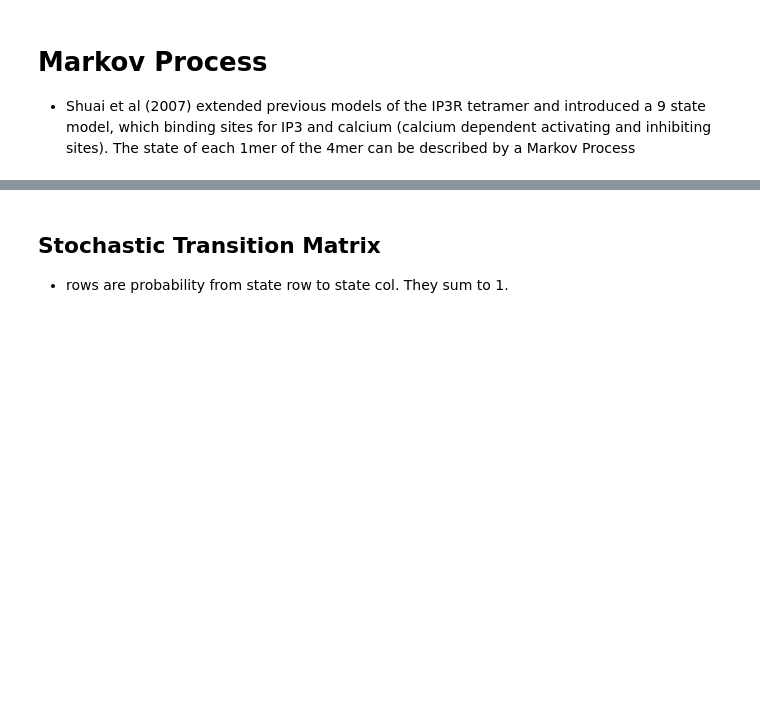
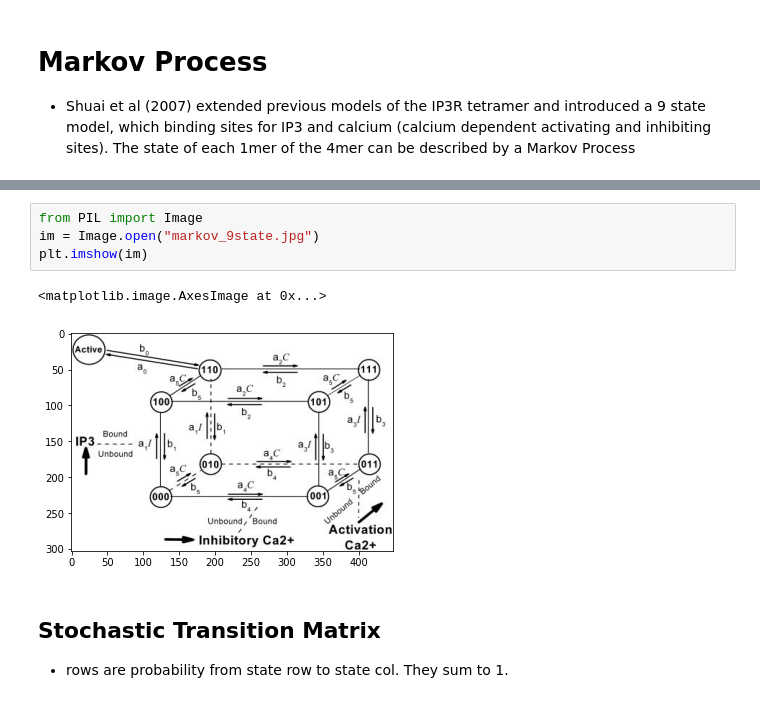
Before and after one commit to geoffwoollard/calcium_signalling_simulations, a Jupyter notebook: calcium_simulations.ipynb, the cells around one changed output, grey strips where cells are left out. Drawn from its saved outputs; the diff is of its cells as text; blank space fills up the shorter version.

```diff
--- a/calcium_simulations.ipynb
+++ b/calcium_simulations.ipynb
@@ -313,3 +328,10 @@ Depending on the volume, the copy numbers of the state vector can become negativ
+# %%
+from PIL import Image
+im = Image.open("markov_9state.jpg")
+plt.imshow(im)
+# %% [output]
+<matplotlib.image.AxesImage at 0x...>
+[figure, added]
 # %% [markdown]
 ## Stochastic Transition Matrix
 * rows are probability from state row to state col. They sum to 1.
```
Also changed, not shown: parts of 81 cells of this notebook.
